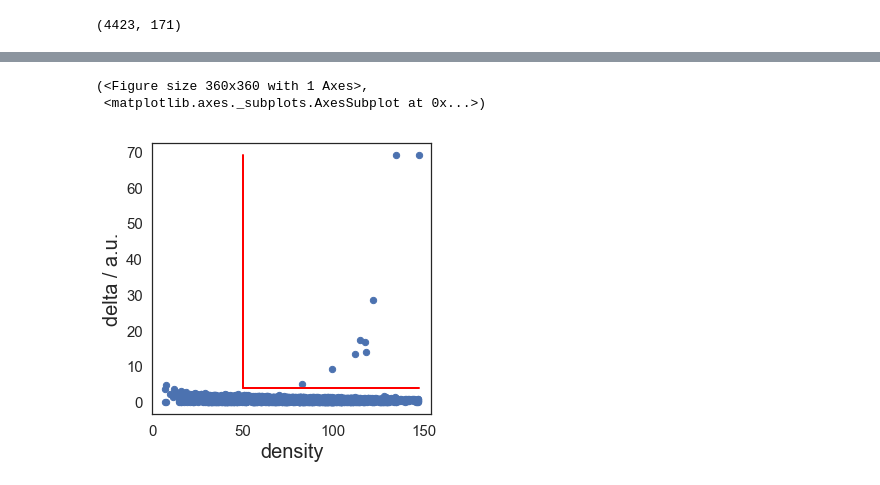
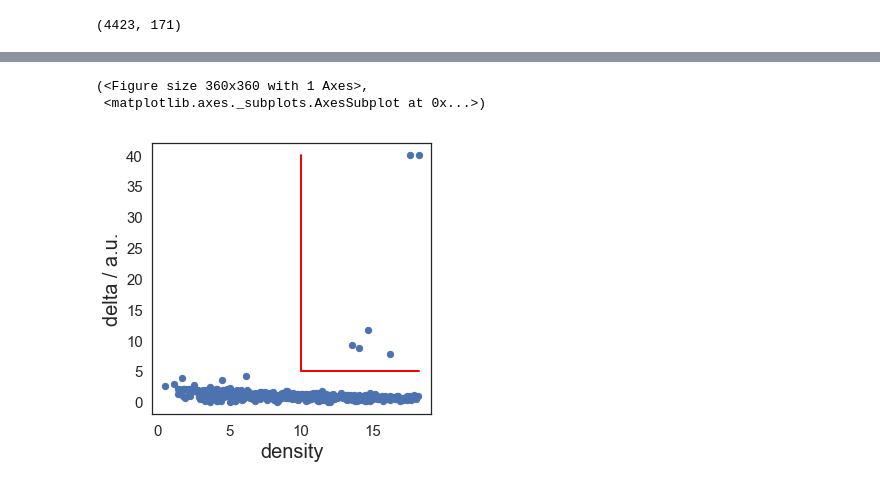
Before and after one commit to codyheiser/furry-couscous, a Jupyter notebook: fcc_classes_tutorial.ipynb, the cells around one changed output, grey strips where cells are left out. Cells and saved outputs as stored; diff of their text form; code cells hidden in the pictures.

```diff
--- a/fcc_classes_tutorial.ipynb
+++ b/fcc_classes_tutorial.ipynb
@@ -53,11 +87,11 @@ test1_PCA_tSNE.clu.draw_decision_graph()
 # %%
 # now, if we assign cutoffs for density and delta, we can generate cluster membership for our tSNE
-test1_PCA_tSNE.clu.assign(50, 4)
+test1_PCA_tSNE.clu.assign(10, 5)
 test1_PCA_tSNE.clu.draw_decision_graph(min_delta=test1_PCA_tSNE.clu.min_delta, min_density=test1_PCA_tSNE.clu.min_density)
 # %% [output]
 (<Figure size 360x360 with 1 Axes>,
  <matplotlib.axes._subplots.AxesSubplot at 0x...>)
-[figure, old version]
+[figure, new version]
 # %%
 # finally, we can look at the clusters in our tSNE
 test1_PCA_tSNE.plot_clusters()
```
Also changed, not shown: parts of 14 cells of this notebook, 3 other files.
